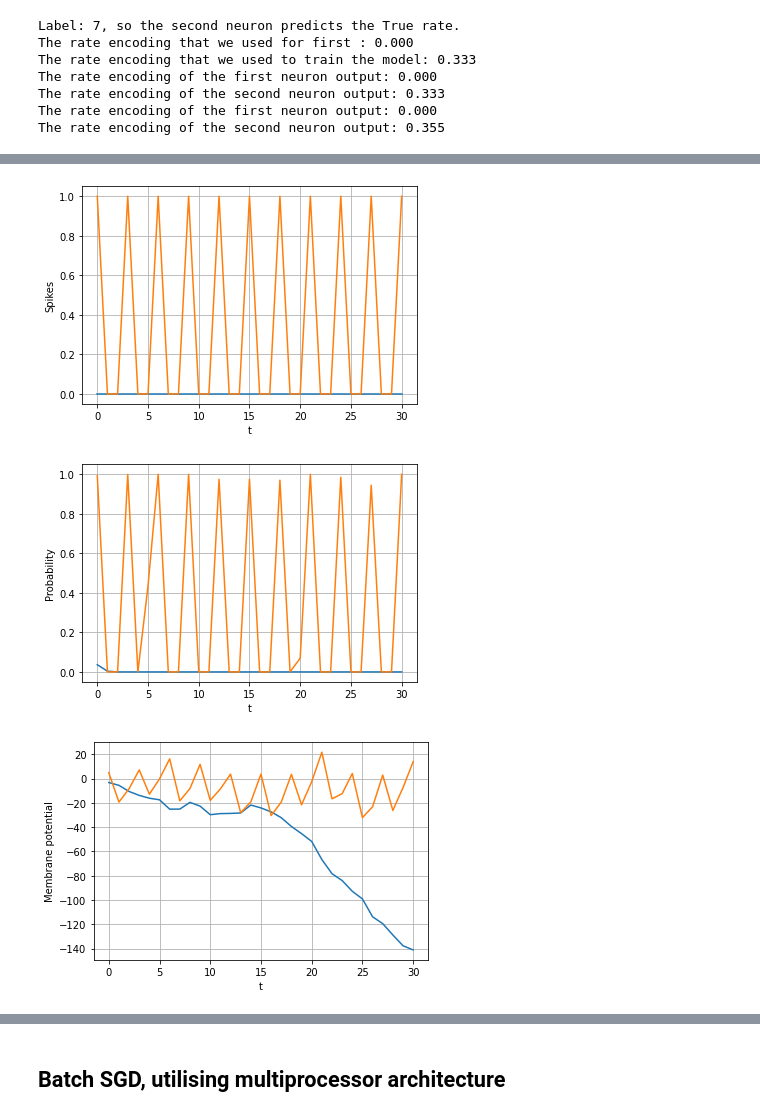
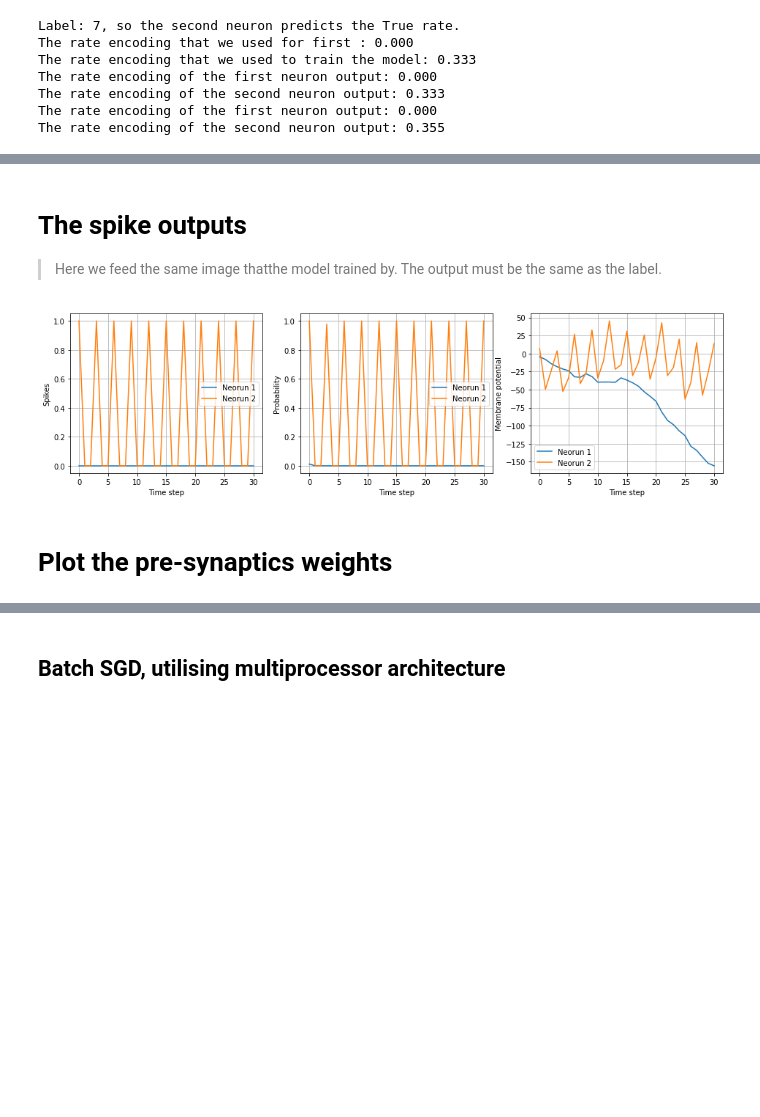
Before and after one commit to rpazuki/snn.tutorial, a Jupyter notebook: fully.obseverd.models.ipynb, the cells around one changed output, grey strips where cells are left out. Drawn from its saved outputs; the diff is of its cells as text; code cells hidden in the pictures; blank space fills up the shorter version.

```diff
--- a/fully.obseverd.models.ipynb
+++ b/fully.obseverd.models.ipynb
@@ -430,20 +558,12 @@ class Neuron:
 def init_ws(image_size, K, T, cosin_feedback = True, seed=44):
     if seed is not None:
         np.random.seed(seed)
-    synaptic_ws = np.random.uniform(-1, 1, (output, image_size,  K))
-    if cosin_feedback:
-        feedback_ws = np.random.uniform(-1, 1, (output, K))
-    else:
-        feedback_ws = np.random.uniform(-1, 1, output)
-
-    bias_paras = np.random.uniform(-1, 1, output)
 
     def init_neuron_cosine(i):
         '''Create a single neuron with
            inversed cosin basis for feedback
         '''
         return Neuron(image_size, K, T,
-                      synaptic_ws[i,...], feedback_ws[i,:], bias_paras[i],
                       cosin_basis, -cosin_basis)
 
     def init_neuron_exp(i):
@@ -451,7 +571,6 @@ def init_ws(image_size, K, T, cosin_feedback = True, seed=44):
            exp basis for feedback
         '''
         return Neuron(image_size, K, T,
-                      synaptic_ws[i,...], feedback_ws[i], bias_paras[i],
                       cosin_basis, exp_basis)
     if cosin_feedback:
         return init_neuron_cosine
@@ -493,10 +611,10 @@ image = trainset[image_index, :, :]
 label = train_y[:, image_index, :]
 
 eta = 0.25
-max_epoch = 200
+max_epoch = 10
 Error_S = np.zeros((2, max_epoch))
 network = [None, None]
-for i in range(output):
+for i in range(neuron_numbers):
     neuron = init_neuron(i)
     network[i] = neuron
 
@@ -513,7 +631,7 @@ for i in range(output):
         neuron.synaptic_ws += eta*g_synaptic_ws/(epo+1)
         neuron.feedback_ws += eta*g_feedback_ws/(epo+1)
         # Early stop
-        if Error_S[i, epo] < 1e-5:
+        if Error_S[i, epo] < 1e-10:
             #print(neuron.spikes(image))
             #print(i, epo)
             break
@@ -565,29 +697,39 @@ plt.show()
+# %% [markdown]
+# The spike outputs
+
+> Here we feed the same image thatthe model trained by. The output must be the same as the label.
 # %%
 n1 = network[0]
 n2 = network[1]
 
-plt.plot(n1.spikes(image))
-plt.plot(n2.spikes(image))
+fig = plt.figure(figsize=(16, 4))
+plt.subplot(131)
+
+plt.plot(n1.spikes(image), label="Neorun 1")
+plt.plot(n2.spikes(image), label="Neorun 2")
 plt.ylabel("Spikes")
-plt.xlabel("t")
+plt.xlabel("Time step")
+plt.legend()
+plt.grid()
+
+plt.subplot(132)
+plt.plot(n1.probs(image), label="Neorun 1")
+plt.plot(n2.probs(image), label="Neorun 2")
+plt.ylabel("Probability")
+plt.xlabel("Time step")
+plt.legend()
+plt.grid()
+
+plt.subplot(133)
+plt.plot(n1.memb(image), label="Neorun 1")
+plt.plot(n2.memb(image), label="Neorun 2")
+plt.ylabel("Membrane potential")
+plt.xlabel("Time step")
+plt.legend()
 plt.grid()
 plt.show()
-
-plt.plot(n1.probs(image))
-plt.plot(n2.probs(image))
-plt.ylabel("Probability")
-plt.xlabel("t")
-plt.grid()
-plt.show()
-
-plt.plot(n1.memb(image))
-plt.plot(n2.memb(image))
-plt.ylabel("Membrane potential")
-plt.xlabel("t")
-plt.grid()
-plt.show()
 # %% [output]
-[figure, old version]
+[figure, new version]
-[figure, removed]
-[figure, removed]
+# %% [markdown]
+# Plot the pre-synaptics weights
 # %%
```
Also changed, not shown: parts of 56 cells of this notebook, 1 other file.
